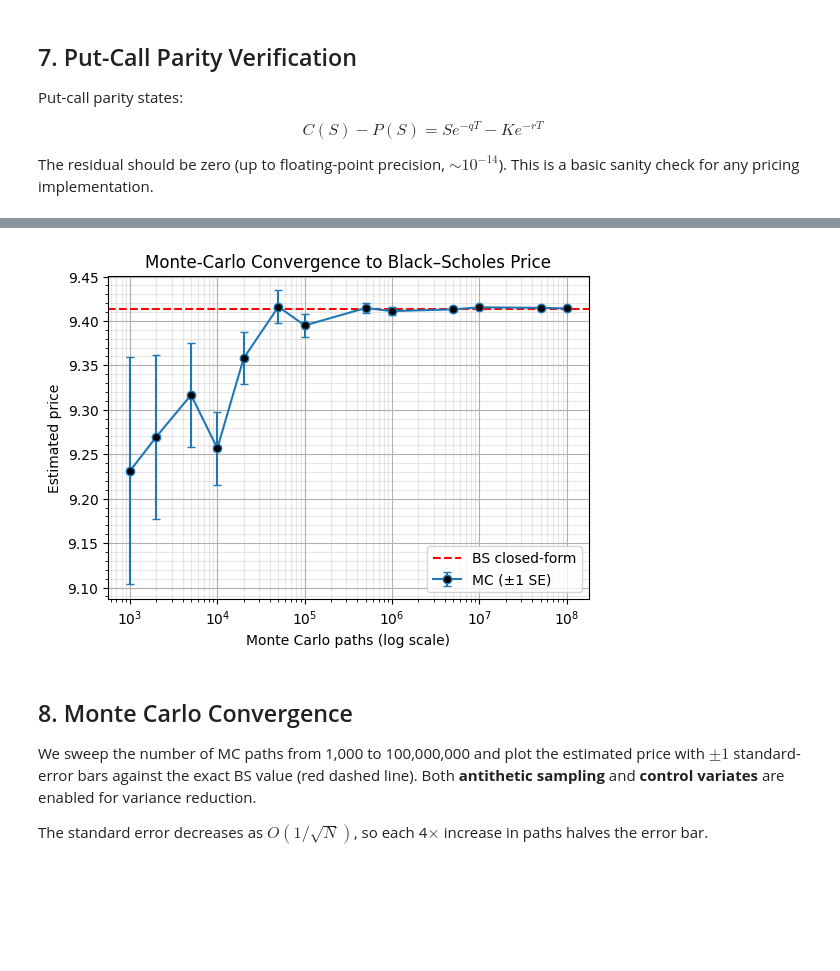
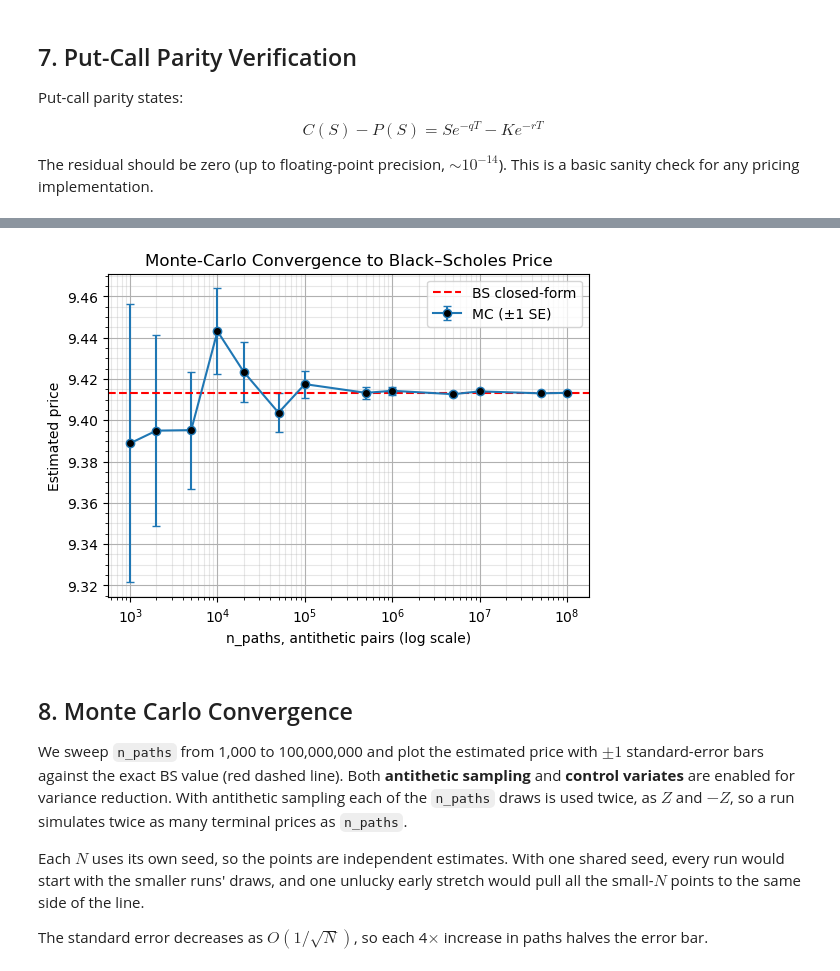
Before and after one commit to mengrenman/options-pricing-engine-black-scholes-binomial-monte-carlo, a Jupyter notebook: notebooks/02_Visualization.ipynb, the cells around one changed output, grey strips where cells are left out. Cells and saved outputs as stored; diff of their text form; code cells hidden in the pictures; blank space fills up the shorter version.

```diff
--- a/notebooks/02_Visualization.ipynb
+++ b/notebooks/02_Visualization.ipynb
@@ -349,40 +349,44 @@ plt.show()
 # %%
 # Convergence with theoretical line + std error bars (uses new euro_price_mc)
 Ns = [1_000, 2_000, 5_000, 10_000, 20_000, 50_000, 100_000, 500_000, 1_000_000, 5_000_000, 10_000_000, 50_000_000, 100_000_000]
 pxs, ses = [], []
 
-for N in Ns:
+for i, N in enumerate(Ns):
     spec = op.OptionSpec(S0=S0, K=K, T=T, r=r, sigma=sig, q=q)
+    # A fresh seed per N keeps the runs independent. With one shared seed, each
+    # run would start with the smaller runs' draws, so the points would drift together.
     px, se = op.euro_price_mc(spec, op.CALL,
-                              n_paths=N, seed=42,
+                              n_paths=N, seed=42 + i,
                               chunk_size=1_000_000,   # fewer, larger chunks
                               antithetic=True,        # variance reduction
                               control_variate=True,   # strong variance reduction
                               # A process pool costs ~0.8s to start, so it only
                               # pays for the largest runs in this sweep.
                               n_workers=10 if N > 50_000_000 else 1)
     pxs.append(px); ses.append(se)
 
 pxs, ses = np.array(pxs), np.array(ses)
 
 theo = op.bs_price(op.OptionSpec(S0=S0, K=K, T=T, r=r, sigma=sig, q=q), kind=op.CALL)
 
 plt.figure(figsize=(6.2,4.2))
 plt.errorbar(Ns, pxs, yerr=ses, marker="o", markerfacecolor='black', linestyle="-", capsize=3, label="MC (±1 SE)")
 plt.axhline(theo, linestyle="--", linewidth=1.5, label="BS closed-form", color="red")
 
 plt.xscale("log")
-plt.xlabel("Monte Carlo paths (log scale)")
+plt.xlabel("n_paths, antithetic pairs (log scale)")
 plt.ylabel("Estimated price")
 plt.title("Monte-Carlo Convergence to Black–Scholes Price")
 plt.minorticks_on(); plt.grid(True, which="both"); plt.grid(which="minor", alpha=0.3)
 plt.legend()
 plt.show()
 # %% [output]
-[figure, old version]
+[figure, new version]
 # %% [markdown]
 ## 8. Monte Carlo Convergence
 
-We sweep the number of MC paths from 1,000 to 100,000,000 and plot the estimated price with $\pm 1$ standard-error bars against the exact BS value (red dashed line). Both **antithetic sampling** and **control variates** are enabled for variance reduction.
+We sweep `n_paths` from 1,000 to 100,000,000 and plot the estimated price with $\pm 1$ standard-error bars against the exact BS value (red dashed line). Both **antithetic sampling** and **control variates** are enabled for variance reduction. With antithetic sampling each of the `n_paths` draws is used twice, as $Z$ and $-Z$, so a run simulates twice as many terminal prices as `n_paths`.
+
+Each $N$ uses its own seed, so the points are independent estimates. With one shared seed, every run would start with the smaller runs' draws, and one unlucky early stretch would pull all the small-$N$ points to the same side of the line.
 
 The standard error decreases as $O(1/\sqrt{N})$, so each 4$\times$ increase in paths halves the error bar.
```
Also changed, not shown: parts of 12 cells of this notebook, 4 other files.
